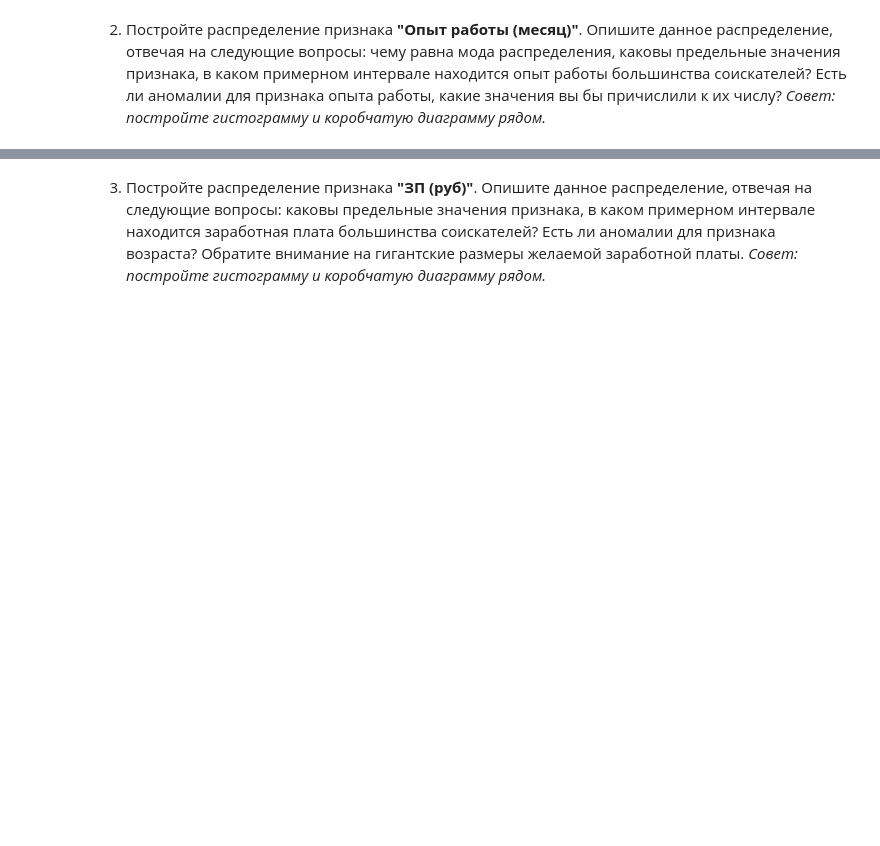
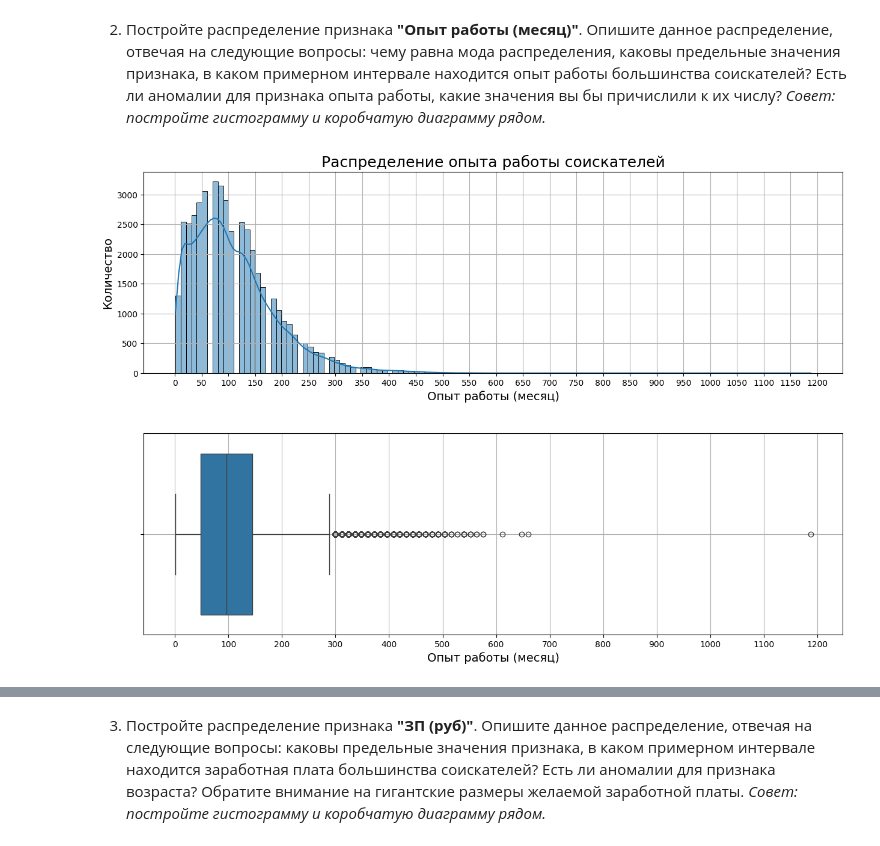
Before and after one commit to Nitys70/LESSONS_FILES, a Jupyter notebook: PY-Project-HH/Project-1._Ноутбук-шаблон.ipynb, the cells around one changed output, grey strips where cells are left out. Saved outputs shown, nothing was run; the diff lists cells and outputs as text; code cells hidden in the pictures; blank space fills up the shorter version.

```diff
--- a/PY-Project-HH/Project-1._Ноутбук-шаблон.ipynb
+++ b/PY-Project-HH/Project-1._Ноутбук-шаблон.ipynb
@@ -400,4 +580,39 @@ hh_cv[hh_cv['Пол'] == 'М'].shape[0]
 *Совет: постройте гистограмму и коробчатую диаграмму рядом.*
 # %%
 # ваш код здесь
+
+fig, axes = plt.subplots(nrows = 2, ncols = 1, figsize = (15, 10))
+plt.subplots_adjust(hspace=0.3)
+
+histplot_exp = sns.histplot(
+    data = hh_cv_final,
+    x = 'Опыт работы (месяц)',
+    bins=120,
+    kde=True,
+    ax=axes[0]
+)
+
+# Примечание по выбору количества стобцов: При выбора небольшого количества столбцов,
+# стало очевидно, что они не отображают корректную суть (опираясь на построенную сглаживающую прямую),
+# поэтому было принято решение увеличить количество столбцов до корректного отображения
+
+histplot_exp.set_ylabel('Количество', fontsize = 14)
+histplot_exp.set_xlabel('Опыт работы (месяц)', fontsize = 14)
+histplot_exp.set(xticks=list(range(0, 1250, 50)))
+histplot_exp.set_title('Распределение опыта работы соискателей', fontsize = 18)
+histplot_exp.grid()
+
+
+boxplot_exp = sns.boxplot(
+    data = hh_cv_final,
+    x = 'Опыт работы (месяц)',
+    orient='h',
+    ax=axes[1]
+)
+
+boxplot_exp.set_xlabel('Опыт работы (месяц)', fontsize = 14)
+boxplot_exp.set(xticks=list(range(0, 1300, 100)))
+boxplot_exp.grid()
+# %% [output]
+[figure, added]
 # %% [markdown]
```
Also changed, not shown: parts of 12 cells of this notebook, 4 other files.
